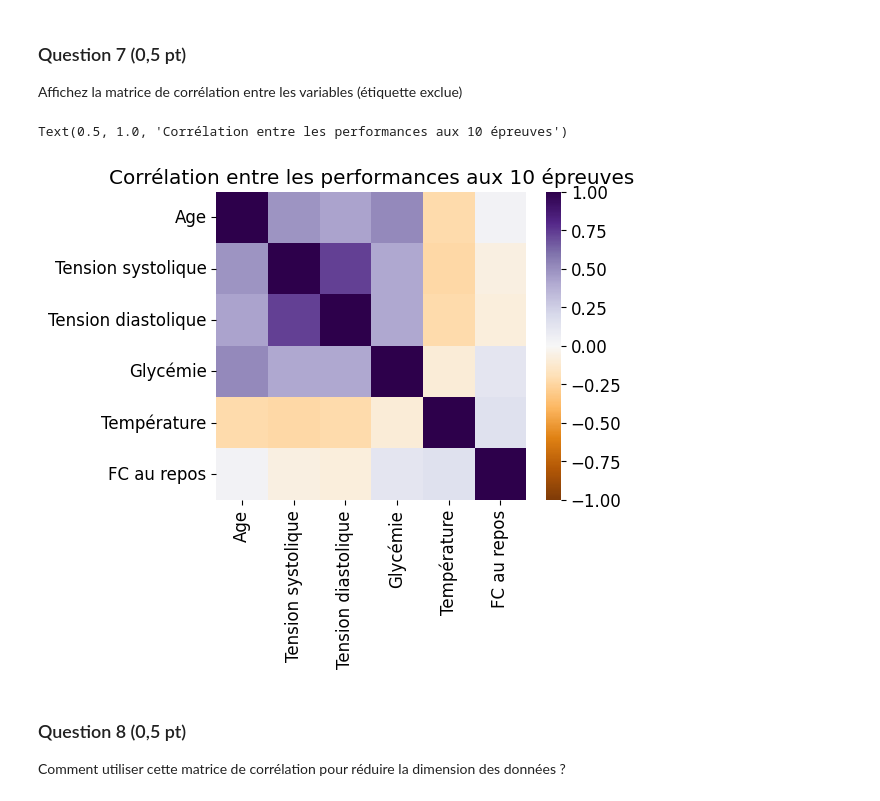
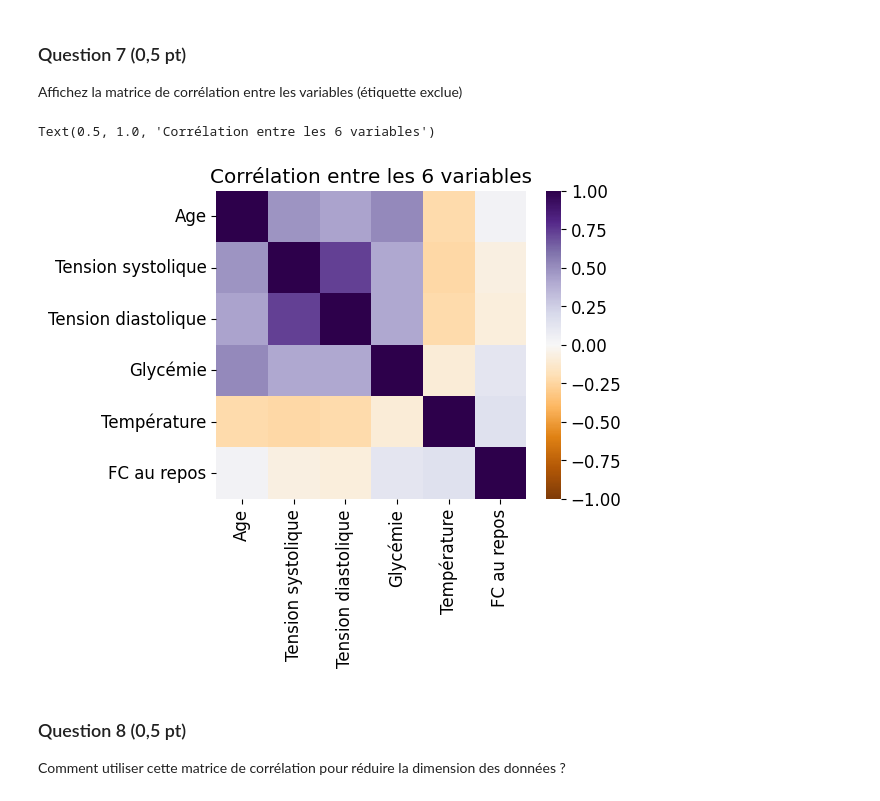
Before and after one commit to simonlamaze/ProjetSDD, a Jupyter notebook: Projet.ipynb, the cells around one changed output. Drawn from its saved outputs; the diff is of its cells as text; code cells hidden in the pictures.

```diff
--- a/Projet.ipynb
+++ b/Projet.ipynb
@@ -155,22 +158,22 @@ Affichez la matrice de corrélation entre les variables (étiquette exclue)
 # %%
 # Calcul de la matrice de corrélation deux à deux
 corr_matrix = df_train.drop('Risque', axis=1).corr()
 
 # Initialisation figure
 plt.figure(figsize=(5, 4))
 
 # Affichage heatmap
 sns.heatmap(corr_matrix,
             vmin=-1, # borne inf des valeurs à afficher
             vmax=1, # borne sup des valeurs à afficher
             center= 0, # valeur médiane des valeurs à afficher,
             cmap='PuOr', # colormap divergente de violet (PUrple) vers orange (ORange)
            )
 # Titre
-plt.title("Corrélation entre les performances aux 6 variables")
+plt.title("Corrélation entre les 6 variables")
 # %% [output]
-Text(0.5, 1.0, 'Corrélation entre les performances aux 10 épreuves')
+Text(0.5, 1.0, 'Corrélation entre les 6 variables')
-[figure, old version]
+[figure, new version]
 # %% [markdown]
 ### Question 8 (0,5 pt)
 
```
Also changed, not shown: parts of 10 cells of this notebook.
